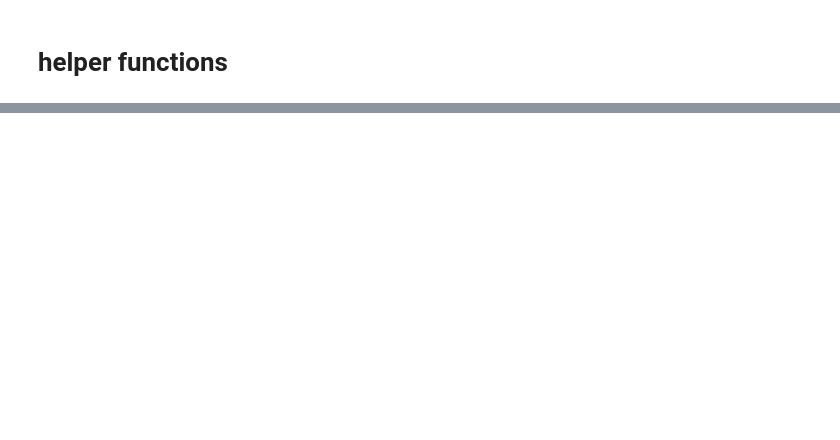
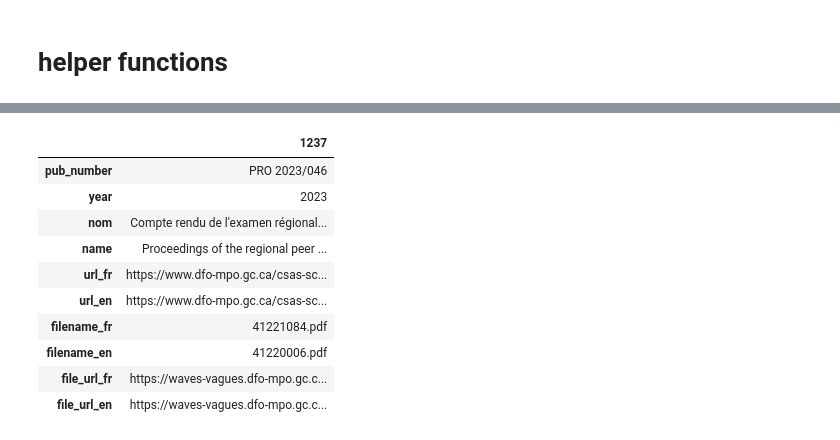
Before and after one commit to KevinCarr42/AI-Translation, a Jupyter notebook: fr_eng_classifier.ipynb, the cells around one changed output, grey strips where cells are left out. Drawn from its saved outputs; the diff is of its cells as text; code cells hidden in the pictures; blank space fills up the shorter version.

```diff
--- a/fr_eng_classifier.ipynb
+++ b/fr_eng_classifier.ipynb
@@ -3,7 +3,11 @@ import json
 import os
 import random
 import re
+import subprocess
+import numpy as np
 import pandas as pd
+
+from collections import Counter
 
 from IPython.display import display, HTML
 display(HTML("<style>.container { width:100% !important; }</style>")) # jupyter notebook full-width display
@@ -12,5 +16,4 @@ display(HTML("<style>.dataframe td { white-space: nowrap; }</style>")) # no text
 # pandas formatting
 pd.set_option('display.float_format', '{:.1f}'.format)
 pd.set_option('display.max_columns', None)
-pd.set_option('display.max_rows', 100)
 pd.set_option('display.max_colwidth', 200)
@@ -107,3 +20,33 @@ Analysing: ..\ParsedPublications\2024
+# %%
+# all files that have been downloaded and parsed
+parsed_docs_folder = os.path.join("..", "ParsedPublications")
+
+min_year = 2023
+parsed_files = list()
+parsed_files_with_hq_ocr = list()
+for folder in os.listdir(parsed_docs_folder):
+    path = os.path.join(parsed_docs_folder, folder)
+    if os.path.isdir(path):
+        for json_file in os.listdir(path):
+            if json_file.endswith(".json"):
+                parsed_files.append(json_file.replace('.json', ''))
+                if folder in [str(year) for year in range(min_year, 2024 + 1)]:
+                    parsed_files_with_hq_ocr.append(json_file.replace('.json', ''))
+
+# all files from website
+fr_eng_correlation_csv = "fr_eng_correlation_data.csv"
+fr_eng_correlation_df = pd.read_csv(fr_eng_correlation_csv)
+# exclude files that aren't downloaded, and files that have been withdrawn
+fr_eng_correlation_df = fr_eng_correlation_df[(fr_eng_correlation_df.filename_en.isin(parsed_files)) | (fr_eng_correlation_df.filename_fr.isin(parsed_files))]
+fr_eng_correlation_df = fr_eng_correlation_df[(fr_eng_correlation_df.filename_en != 'WITHDRAWN') & (fr_eng_correlation_df.filename_fr != 'WITHDRAWN')]
+
+# weblinks for previewing / checking results
+weblinks_df = fr_eng_correlation_df.copy()
+weblinks_df = weblinks_df[['pub_number', 'nom', 'name', 'url_fr', 'url_en', 'file_url_fr', 'file_url_en']]
+
+# data to be used for language classifier
+lang_df = fr_eng_correlation_df.copy()
+lang_df = lang_df[(lang_df.filename_fr.isin(parsed_files_with_hq_ocr)) & (lang_df.filename_en.isin(parsed_files_with_hq_ocr)) & (lang_df.filename_fr != lang_df.filename_en)]
 # %% [markdown]
 # helper functions
 # %%
@@ -506,0 +123,17 @@ set()
+# %%
+# TODO: make sure headers and footers aren't bilingual or delete if possible
+# header is bilingual - could look for table of content or skip some stuff
+
+lang_df.sample(1).T
+# %% [output]
+|  | 1237 |
+| pub_number | PRO 2023/046 |
+| year | 2023 |
+| nom | Compte rendu de l'examen régional... |
+| name | Proceedings of the regional peer ... |
+| url_fr | https://www.dfo-mpo.gc.ca/csas-sc... |
+| url_en | https://www.dfo-mpo.gc.ca/csas-sc... |
+| filename_fr | 41221084.pdf |
+| filename_en | 41220006.pdf |
+| file_url_fr | https://waves-vagues.dfo-mpo.gc.c... |
+| file_url_en | https://waves-vagues.dfo-mpo.gc.c... |
```
Also changed, not shown: parts of 63 cells of this notebook.
